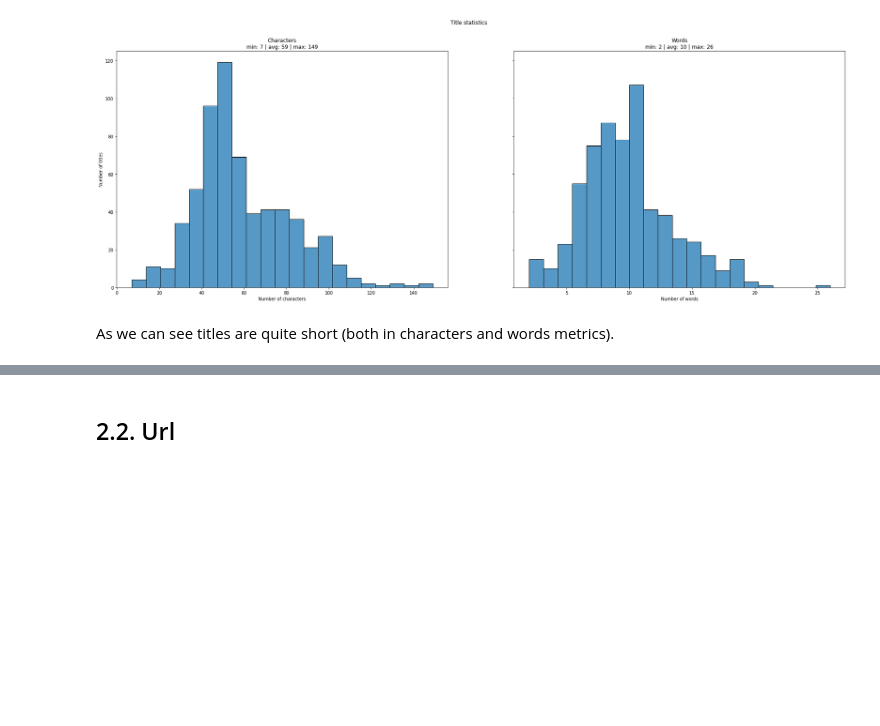
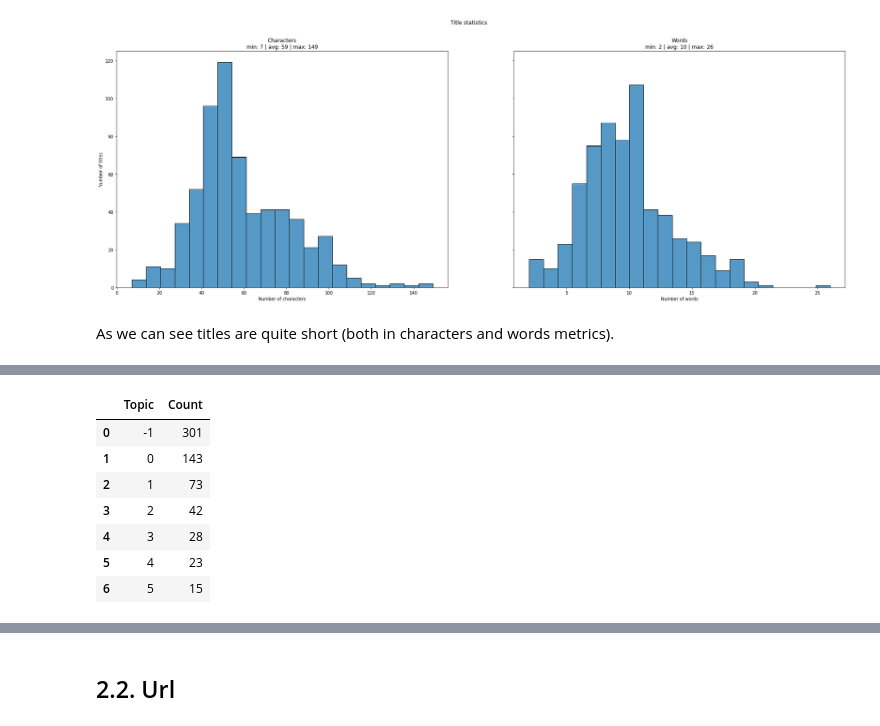
Before and after one commit to Andrei-Aksionov/Weaviate-demo, a Jupyter notebook: notebooks/EDA.ipynb, the cells around one changed output, grey strips where cells are left out. Drawn from its saved outputs; the diff is of its cells as text; code cells hidden in the pictures; blank space fills up the shorter version.

```diff
--- a/notebooks/EDA.ipynb
+++ b/notebooks/EDA.ipynb
@@ -232,0 +268,11 @@ As we can see titles are quite short (both in characters and words metrics).
+# %%
+model.get_topic_freq()
+# %% [output]
+|  | Topic | Count |
+| 0 | -1 | 301 |
+| 1 | 0 | 143 |
+| 2 | 1 | 73 |
+| 3 | 2 | 42 |
+| 4 | 3 | 28 |
+| 5 | 4 | 23 |
+| 6 | 5 | 15 |
```
Also changed, not shown: parts of 13 cells of this notebook, 4 other files.
